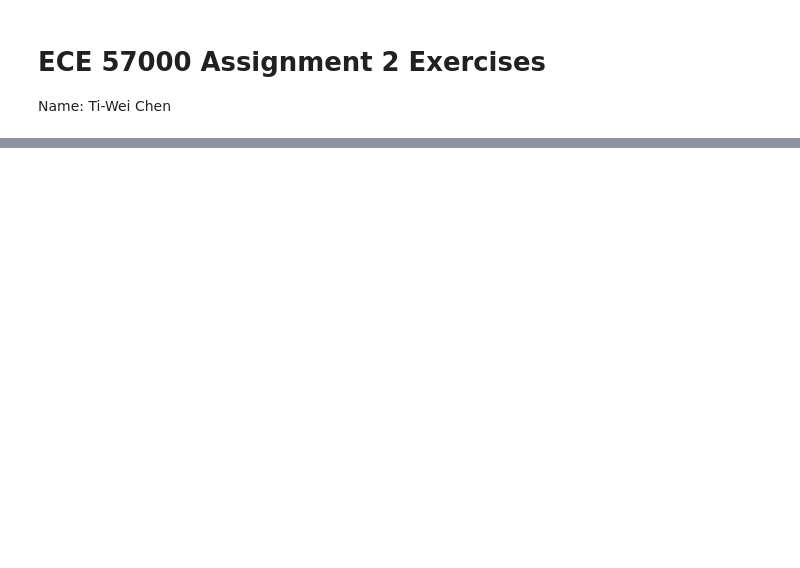
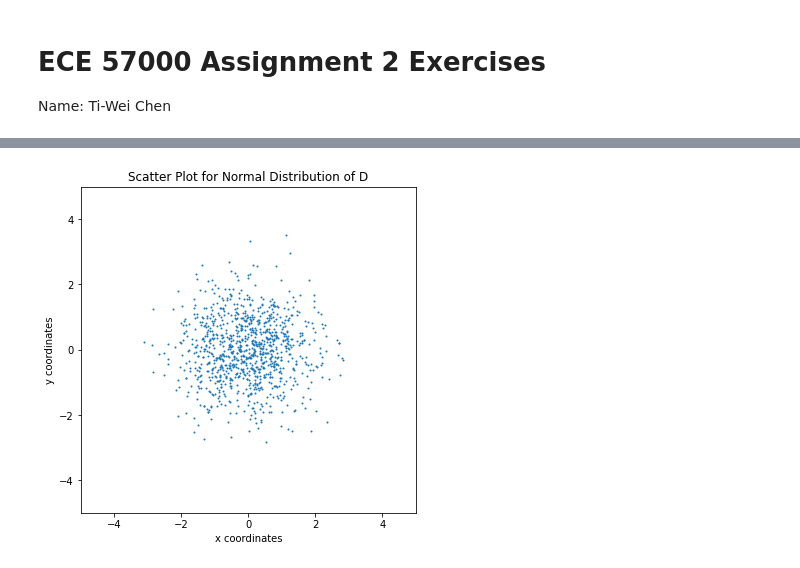
Before and after one commit to d-cen/Artificial-Intelligence, a Jupyter notebook: assignment-2/assignment-2.ipynb, the cells around one changed output, grey strips where cells are left out. Cells and saved outputs as stored; diff of their text form; code cells hidden in the pictures; blank space fills up the shorter version.

```diff
--- a/assignment-2/assignment-2.ipynb
+++ b/assignment-2/assignment-2.ipynb
@@ -186,0 +44,18 @@ The best accuracy on the testing data is 0.88125
+# %%
+import numpy as np
+import matplotlib.pyplot as plt
+
+D = np.random.normal(loc=0, scale=1, size=(2000,1))
+D = np.reshape(D, (1000,2))
+
+plt.figure(figsize=(6,6))
+plt.scatter(D[:,0], D[:,1], s=1)
+plt.title("Scatter Plot for Normal Distribution of D")
+plt.xlabel("x coordinates")
+plt.ylabel("y coordinates")
+plt.xlim(-5, 5)
+plt.ylim(-5, 5)
+
+plt.show()
+# %% [output]
+[figure, added]
```
Also changed, not shown: parts of 24 cells of this notebook.
